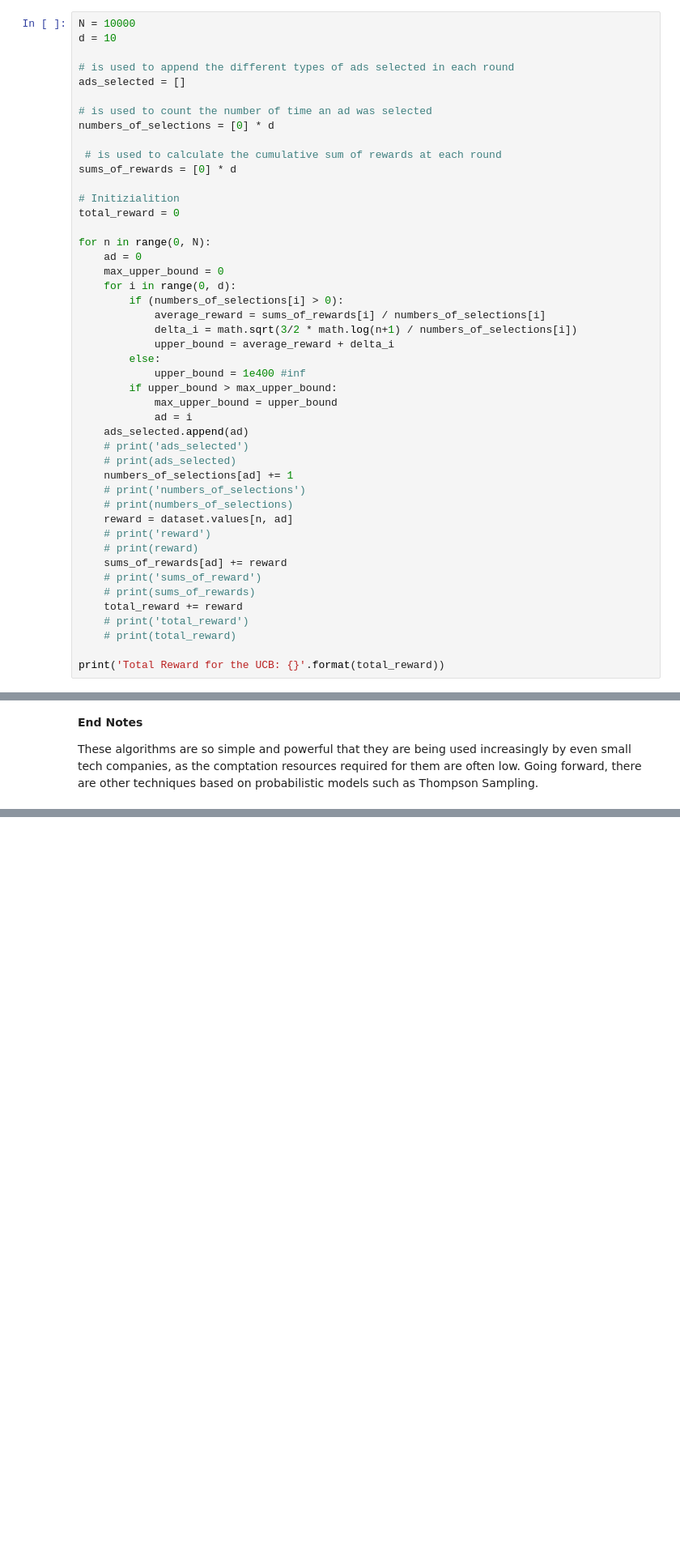
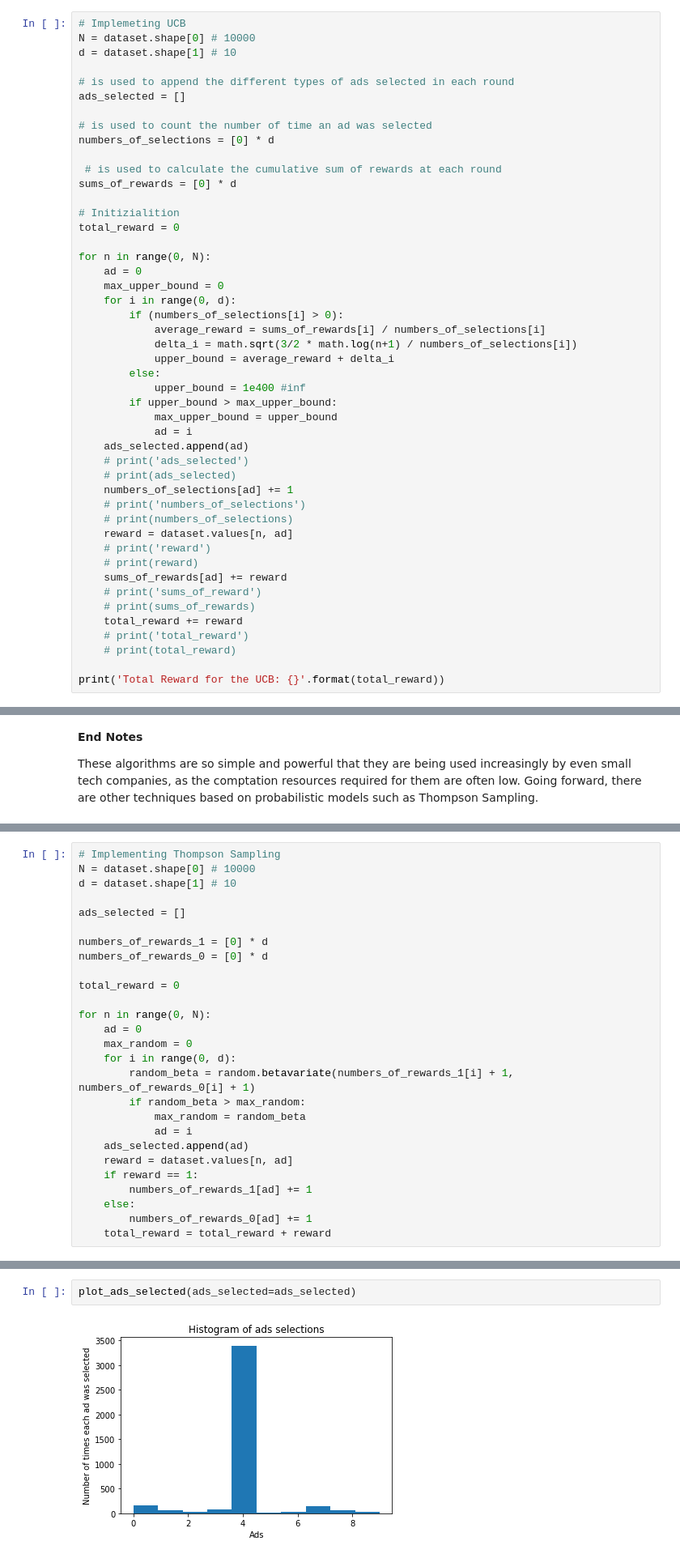
Before and after one commit to DataDima90/Multi-armed-Bandit, a Jupyter notebook: Reinforcement Learning - Multi-Armed Bandit Problem.ipynb, the cells around one changed output, grey strips where cells are left out. Shown: that part at 81% size. Drawn from its saved outputs; the diff is of its cells as text; blank space fills up the shorter version.

Commit message:
Added Thompson Sampling algo

```diff
--- a/Reinforcement Learning - Multi-Armed Bandit Problem.ipynb
+++ b/Reinforcement Learning - Multi-Armed Bandit Problem.ipynb
@@ -114,8 +137,9 @@ Step 3: We select the arm i that has the maxium UCB r_i(n) + delta_i(n)
 # %% [markdown]
 Now, we'll implement the whole algorithm in Python based on the previous explanation.
 # %%
-N = 10000
-d = 10
+# Implemeting UCB
+N = dataset.shape[0] # 10000
+d = dataset.shape[1] # 10
 
 # is used to append the different types of ads selected in each round
 ads_selected = []
@@ -213,0 +269,27 @@ These algorithms are so simple and powerful that they are being used increasingl
+# %%
+# Implementing Thompson Sampling
+N = dataset.shape[0] # 10000
+d = dataset.shape[1] # 10
+
+ads_selected = []
+
+numbers_of_rewards_1 = [0] * d
+numbers_of_rewards_0 = [0] * d
+
+total_reward = 0
+
+for n in range(0, N):
+    ad = 0
+    max_random = 0
+    for i in range(0, d):
+        random_beta = random.betavariate(numbers_of_rewards_1[i] + 1, numbers_of_rewards_0[i] + 1)
+        if random_beta > max_random:
+            max_random = random_beta
+            ad = i
+    ads_selected.append(ad)
+    reward = dataset.values[n, ad]
+    if reward == 1:
+        numbers_of_rewards_1[ad] += 1
+    else:
+        numbers_of_rewards_0[ad] += 1
+    total_reward = total_reward + reward
@@ -213,0 +298,4 @@ These algorithms are so simple and powerful that they are being used increasingl
+# %%
+plot_ads_selected(ads_selected=ads_selected)
+# %% [output]
+[figure, added]
```
Also changed, not shown: parts of 22 cells of this notebook.
